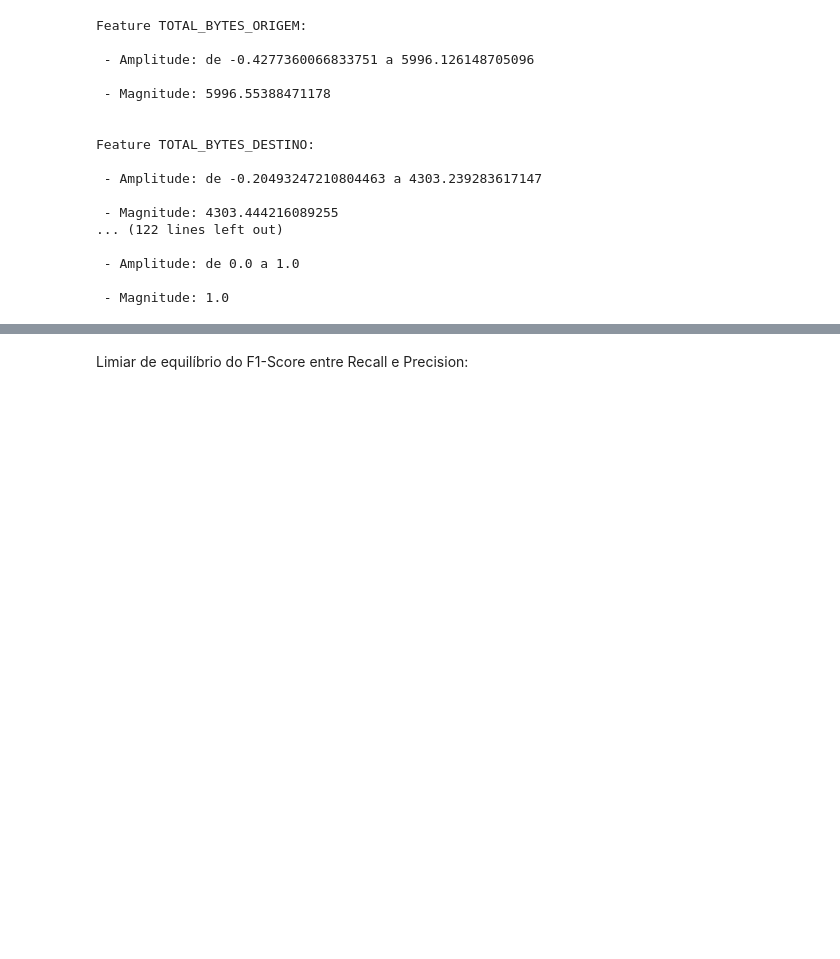
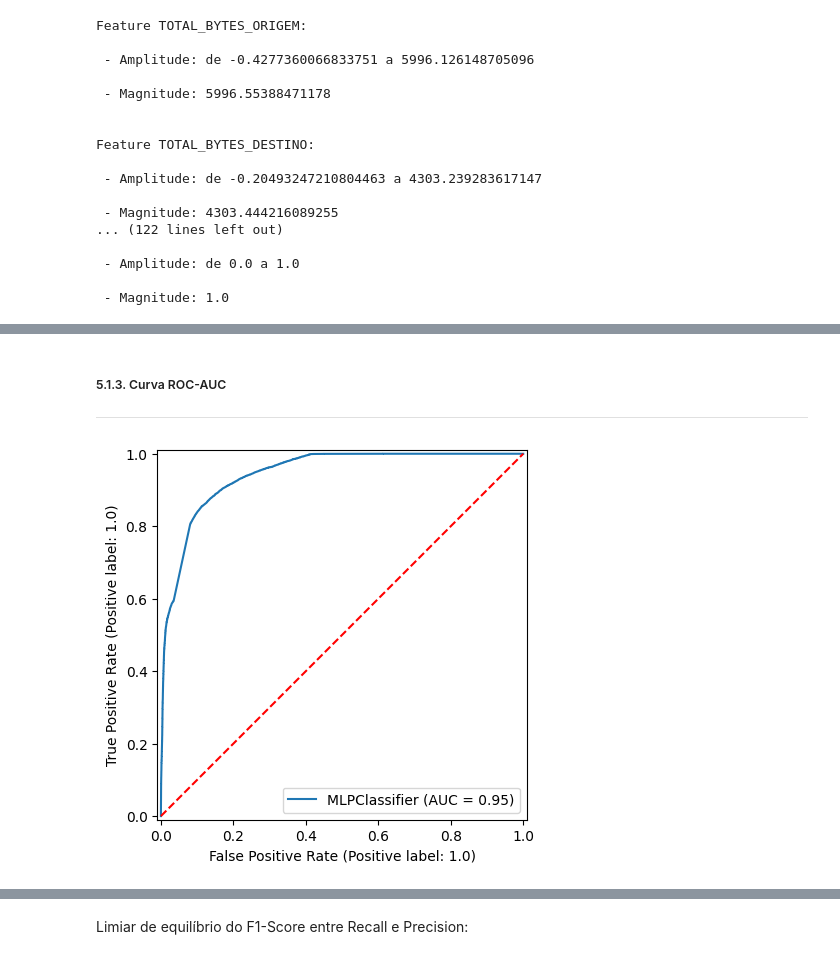
Before and after one commit to rafaeldecastro195/ml-supervisionado-cybersecurity, a Jupyter notebook: src/modelos/mlp/mlp_5c.ipynb, the cells around one changed output, grey strips where cells are left out. Drawn from its saved outputs; the diff is of its cells as text; code cells hidden in the pictures; blank space fills up the shorter version.

```diff
--- a/src/modelos/mlp/mlp_5c.ipynb
+++ b/src/modelos/mlp/mlp_5c.ipynb
@@ -753,0 +435,7 @@ pm.imprimir_prt(y_teste, y_predicao_probabilistica_2, obj_recall=True, meta_reca
+# %% [markdown]
+##### 5.1.3. Curva ROC-AUC
+---
+# %%
+pg.gerar_roc_auc(mlp_rfe, X_teste_reduzido_df, y_teste)
+# %% [output]
+[figure, added]
```
Also changed, not shown: parts of 122 cells of this notebook, 9 other files.
